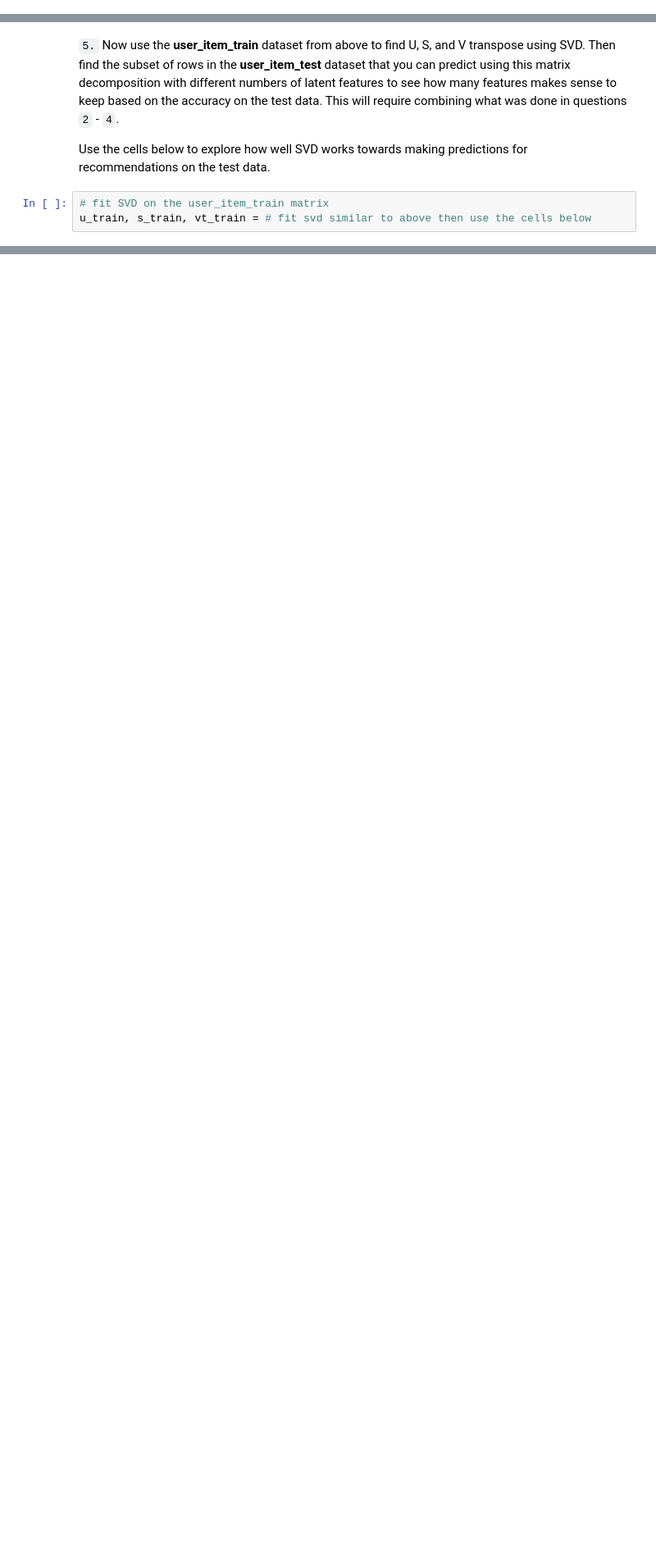
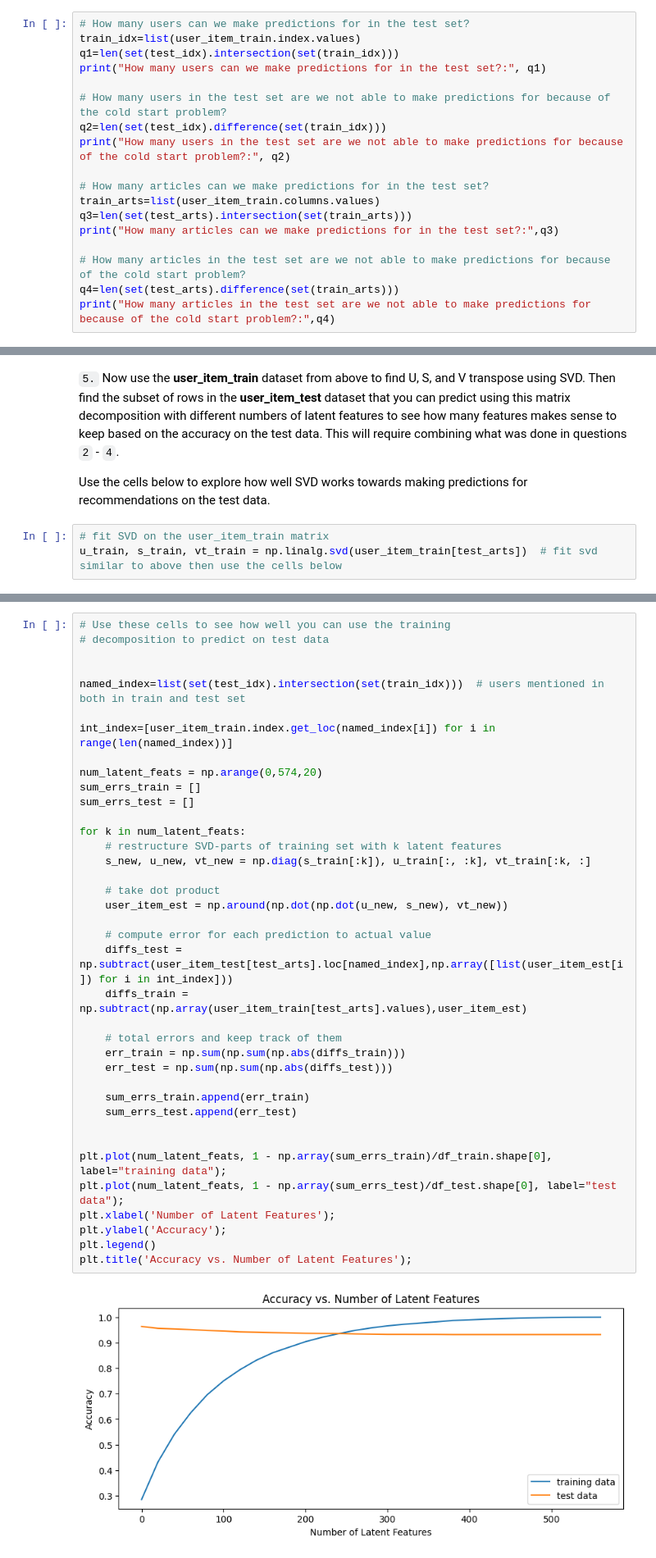
Before and after one commit to thomasheinemann/user_specific_article_recommendations_study, a Jupyter notebook: Recommendations_with_IBM.ipynb, the cells around one changed output, grey strips where cells are left out. Shown: that part at 82% size. Saved outputs shown, nothing was run; the diff lists cells and outputs as text; blank space fills up the shorter version.

Commit message:
more or less all required parts finished

```diff
--- a/Recommendations_with_IBM.ipynb
+++ b/Recommendations_with_IBM.ipynb
@@ -701,0 +714,18 @@ Error:
+# %%
+# How many users can we make predictions for in the test set?
+train_idx=list(user_item_train.index.values)
+q1=len(set(test_idx).intersection(set(train_idx)))
+print("How many users can we make predictions for in the test set?:", q1)
+
+# How many users in the test set are we not able to make predictions for because of the cold start problem?
+q2=len(set(test_idx).difference(set(train_idx)))
+print("How many users in the test set are we not able to make predictions for because of the cold start problem?:", q2)
+
+# How many articles can we make predictions for in the test set?
+train_arts=list(user_item_train.columns.values)
+q3=len(set(test_arts).intersection(set(train_arts)))
+print("How many articles can we make predictions for in the test set?:",q3)
+
+# How many articles in the test set are we not able to make predictions for because of the cold start problem?
+q4=len(set(test_arts).difference(set(train_arts)))
+print("How many articles in the test set are we not able to make predictions for because of the cold start problem?:",q4)
@@ -723,4 +759,4 @@ Error:
 Use the cells below to explore how well SVD works towards making predictions for recommendations on the test data.
 # %%
 # fit SVD on the user_item_train matrix
-u_train, s_train, vt_train = # fit svd similar to above then use the cells below
+u_train, s_train, vt_train = np.linalg.svd(user_item_train[test_arts])  # fit svd similar to above then use the cells below
@@ -740,2 +763,42 @@ Error:
+# %%
+# Use these cells to see how well you can use the training
+# decomposition to predict on test data
+
+
+named_index=list(set(test_idx).intersection(set(train_idx)))  # users mentioned in both in train and test set
+
+int_index=[user_item_train.index.get_loc(named_index[i]) for i in range(len(named_index))]
+
+num_latent_feats = np.arange(0,574,20)
+sum_errs_train = []
+sum_errs_test = []
+
+for k in num_latent_feats:
+    # restructure SVD-parts of training set with k latent features
+    s_new, u_new, vt_new = np.diag(s_train[:k]), u_train[:, :k], vt_train[:k, :]
+
+    # take dot product
+    user_item_est = np.around(np.dot(np.dot(u_new, s_new), vt_new))
+
+    # compute error for each prediction to actual value
+    diffs_test = np.subtract(user_item_test[test_arts].loc[named_index],np.array([list(user_item_est[i]) for i in int_index]))
+    diffs_train = np.subtract(np.array(user_item_train[test_arts].values),user_item_est)
+
+    # total errors and keep track of them
+    err_train = np.sum(np.sum(np.abs(diffs_train)))
+    err_test = np.sum(np.sum(np.abs(diffs_test)))
+
+    sum_errs_train.append(err_train)
+    sum_errs_test.append(err_test)
+
+
+plt.plot(num_latent_feats, 1 - np.array(sum_errs_train)/df_train.shape[0], label="training data");
+plt.plot(num_latent_feats, 1 - np.array(sum_errs_test)/df_test.shape[0], label="test data");
+plt.xlabel('Number of Latent Features');
+plt.ylabel('Accuracy');
+plt.legend()
+plt.title('Accuracy vs. Number of Latent Features');
+# %% [output]
+[figure, added]
 # %% [markdown]
 `6.` Use the cell below to comment on the results you found in the previous question. Given the circumstances of your results, discuss what you might do to determine if the recommendations you make with any of the above recommendation systems are an improvement to how users currently find articles?
```
Also changed, not shown: parts of 33 cells of this notebook, 3 other files.
